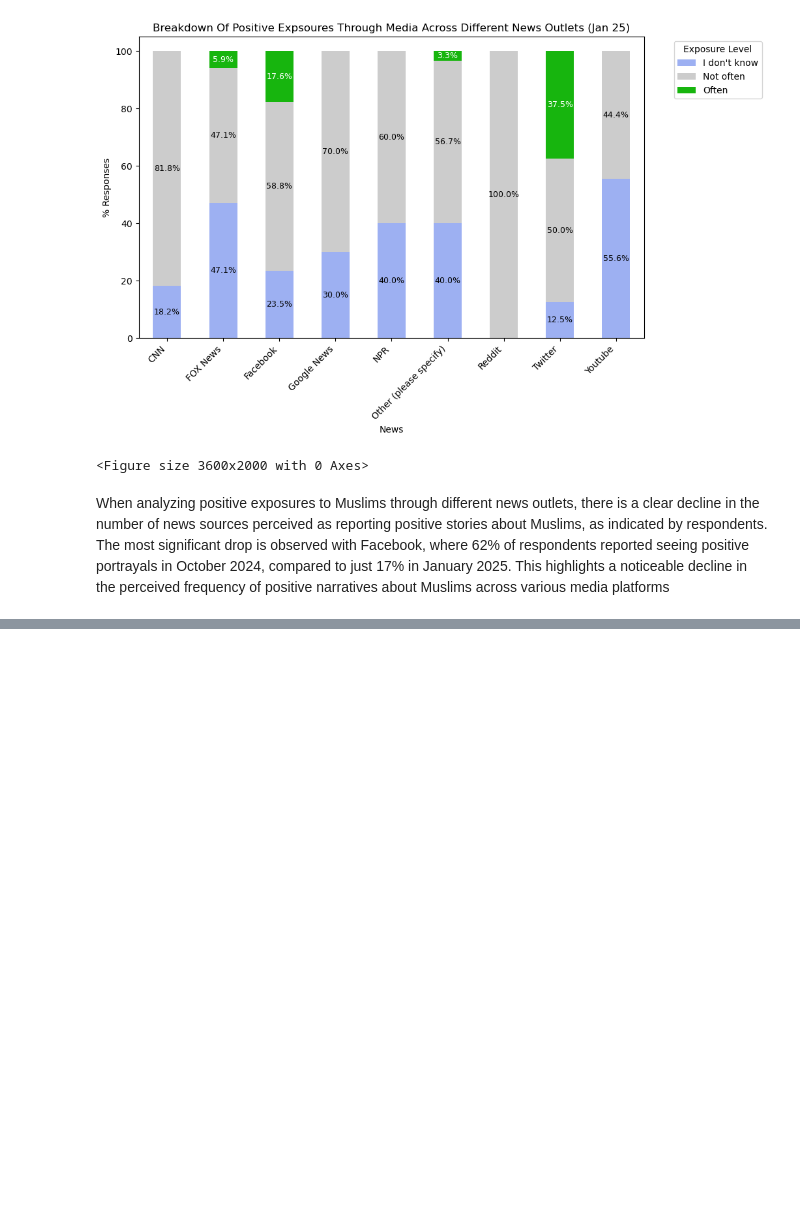
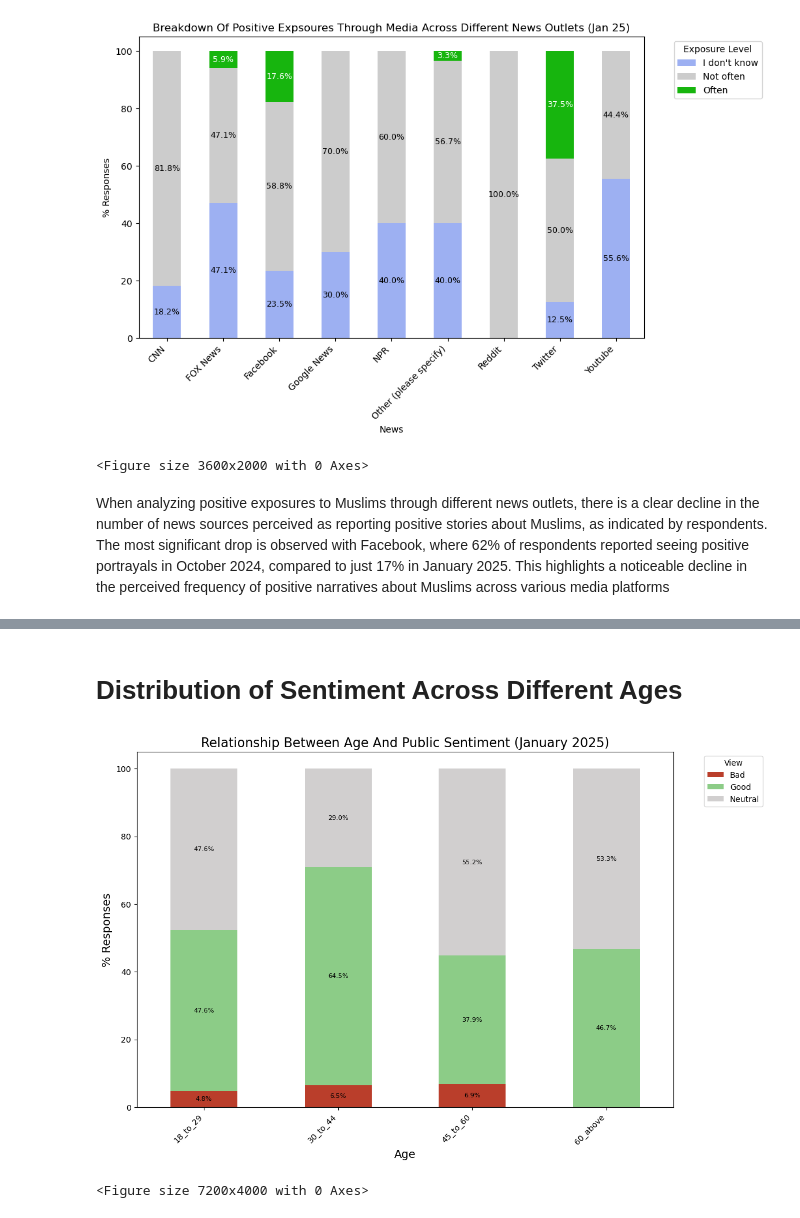
Before and after one commit to manelmahroug/Muslim-Brand-Sentiment, a Jupyter notebook: Brand_sentiment_Jan_2025.ipynb, the cells around one changed output, grey strips where cells are left out. Cells and saved outputs as stored; diff of their text form; code cells hidden in the pictures; blank space fills up the shorter version.

```diff
--- a/Brand_sentiment_Jan_2025.ipynb
+++ b/Brand_sentiment_Jan_2025.ipynb
@@ -703,0 +720,14 @@ data
+# %% [markdown]
+# Distribution of Sentiment Across Different Ages
+# %%
+plot_stacked_bar_chart(
+    df=jan25,
+    title='Relationship Between Age And Public Sentiment (January 2025)',
+    xlabel='Age',
+    ylabel='% Responses',
+    cat_col= 'Age',
+    sent_col='How do you feel about Muslim people in America?'
+)
+# %% [output]
+[figure, added]
+<Figure size 7200x4000 with 0 Axes>
```
Also changed, not shown: parts of 14 cells of this notebook, 1 other file.
